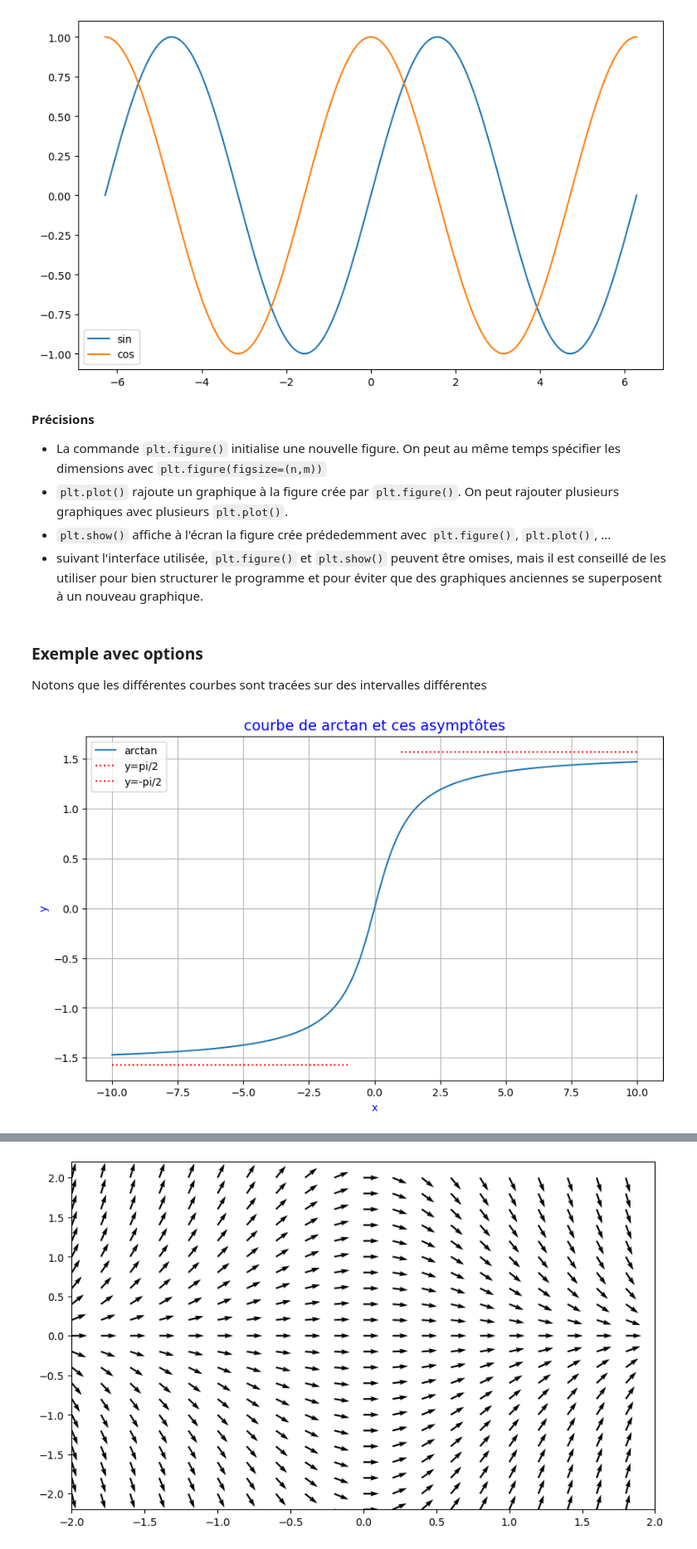
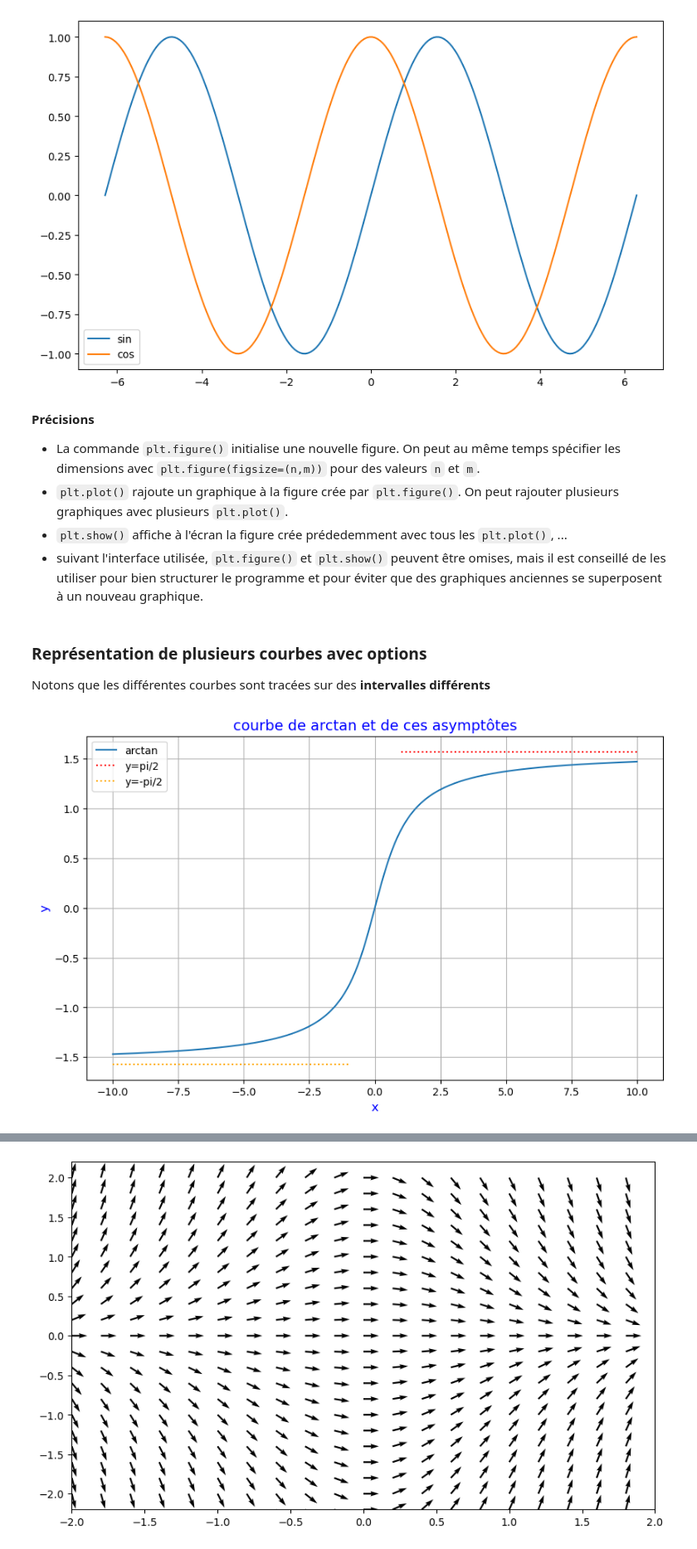
Before and after one commit to maxbauergit/SVE, a Jupyter notebook: TP-foad-Nom-prenom.ipynb, the cells around one changed output, grey strips where cells are left out. Shown at 83% size. Drawn from its saved outputs; the diff is of its cells as text; code cells hidden in the pictures.

```diff
--- a/TP-foad-Nom-prenom.ipynb
+++ b/TP-foad-Nom-prenom.ipynb
@@ -170,14 +183,14 @@ plt.show() # affiche le graphique
 [figure]
 # %% [markdown]
 **Précisions**
-- La commande `plt.figure()` initialise une nouvelle figure. On peut au même temps spécifier les dimensions avec `plt.figure(figsize=(n,m))`
+- La commande `plt.figure()` initialise une nouvelle figure. On peut au même temps spécifier les dimensions avec `plt.figure(figsize=(n,m))` pour des valeurs `n` et `m`.
 - `plt.plot()` rajoute un graphique à la figure crée par `plt.figure()`. On peut rajouter plusieurs graphiques avec plusieurs `plt.plot()`.
-- `plt.show()` affiche à l'écran la figure crée prédedemment avec `plt.figure()`, `plt.plot()`, ...
+- `plt.show()` affiche à l'écran la figure crée prédedemment avec tous les `plt.plot()`, ...
 - suivant l'interface utilisée, `plt.figure()` et `plt.show()` peuvent être omises, mais il est conseillé de les utiliser pour bien structurer le programme et pour éviter que des graphiques anciennes se superposent à un nouveau graphique.
 # %% [markdown]
-### Exemple avec options
+### Représentation de plusieurs courbes avec options
 
-Notons que les différentes courbes sont tracées sur des intervalles différentes
+Notons que les différentes courbes sont tracées sur des **intervalles différents**
 # %%
 import matplotlib.pyplot as plt
 import numpy as np
@@ -187,40 +200,39 @@ def f(x):
     y = np.arctan(x)
     return y
 
 def g(x): # asymptôte d'équation y = pi/2
     return 1/2*np.pi
-
 
 plt.figure(figsize=(10, 6)) # définit la taille du graphique
 
 ### représentation de la courbe de f sur [-10, 10]
 a, b = -10, 10
 l_x = np.linspace(a, b, 200)
 l_y = [f(x) for x in l_x]
 plt.plot(l_x, l_y, label="arctan")
 
 ### représentation de l'asymptôte y=pi/2 sur [1, 10] (courbe de g)
 a1, b1 = 1, 10
 l_x1 = np.linspace(a1, b1, 200) # on peut remplacer 200 par 2 pour tracer une droite.
 l_y1 = [g(x) for x in l_x1]
 plt.plot(l_x1, l_y1, color="red", label="y=pi/2", linestyle=":")
 
 ### représentation de l'asymptôte y=-pi/2 sur [1, 10] (courbe de -g)
 a2, b2 = -10, -1
 l_x2 = np.linspace(a2, b2, 200)
 l_y2 = [-g(x) for x in l_x2]
-plt.plot(l_x2, l_y2, color="red", label="y=-pi/2", linestyle=":")
+plt.plot(l_x2, l_y2, color="orange", label="y=-pi/2", linestyle=":")
 
-plt.legend(fontsize=10) # affiche la légende; en option: fontsize
+plt.legend(fontsize=10) # affiche la légende; fontsize est optionnel
 
 ### commandes en option
-plt.title("courbe de arctan et ces asymptôtes", fontsize=14, color="blue") # en option
-plt.xlabel("x", fontsize=10, color="blue") # en option
-plt.ylabel("y", fontsize=10, color="blue") # en option
-plt.grid() # en option
+plt.title("courbe de arctan et de ces asymptôtes", fontsize=14, color="blue")
+plt.xlabel("x", fontsize=12, color="blue")
+plt.ylabel("y", fontsize=12, color="blue")
+plt.grid()
 
 plt.show() # affiche le graphique
 # %% [output]
-[figure, old version]
+[figure, new version]
 # %% [markdown]
 <span style="background:yellow;color:black">Remarques :</span>
```
Also changed, not shown: parts of 34 cells of this notebook.
